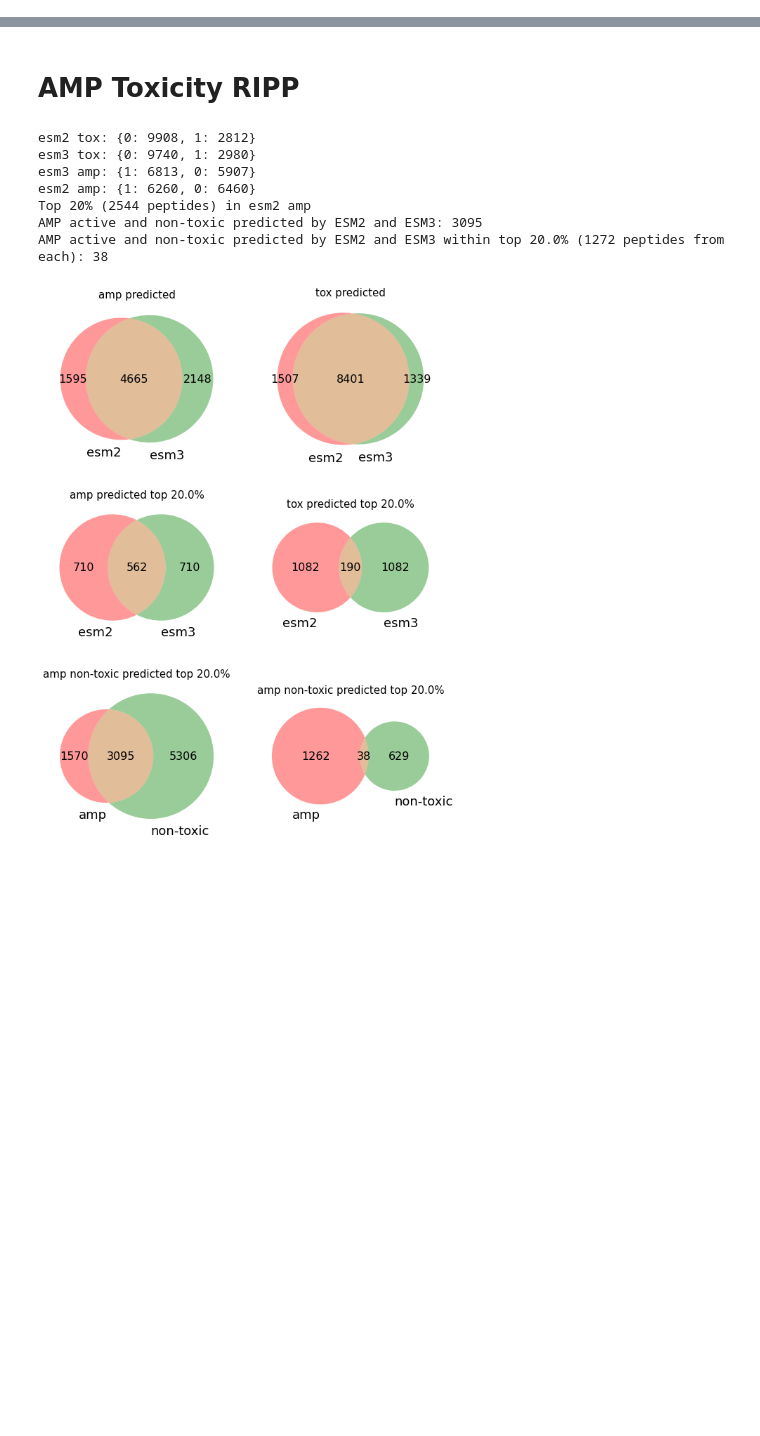
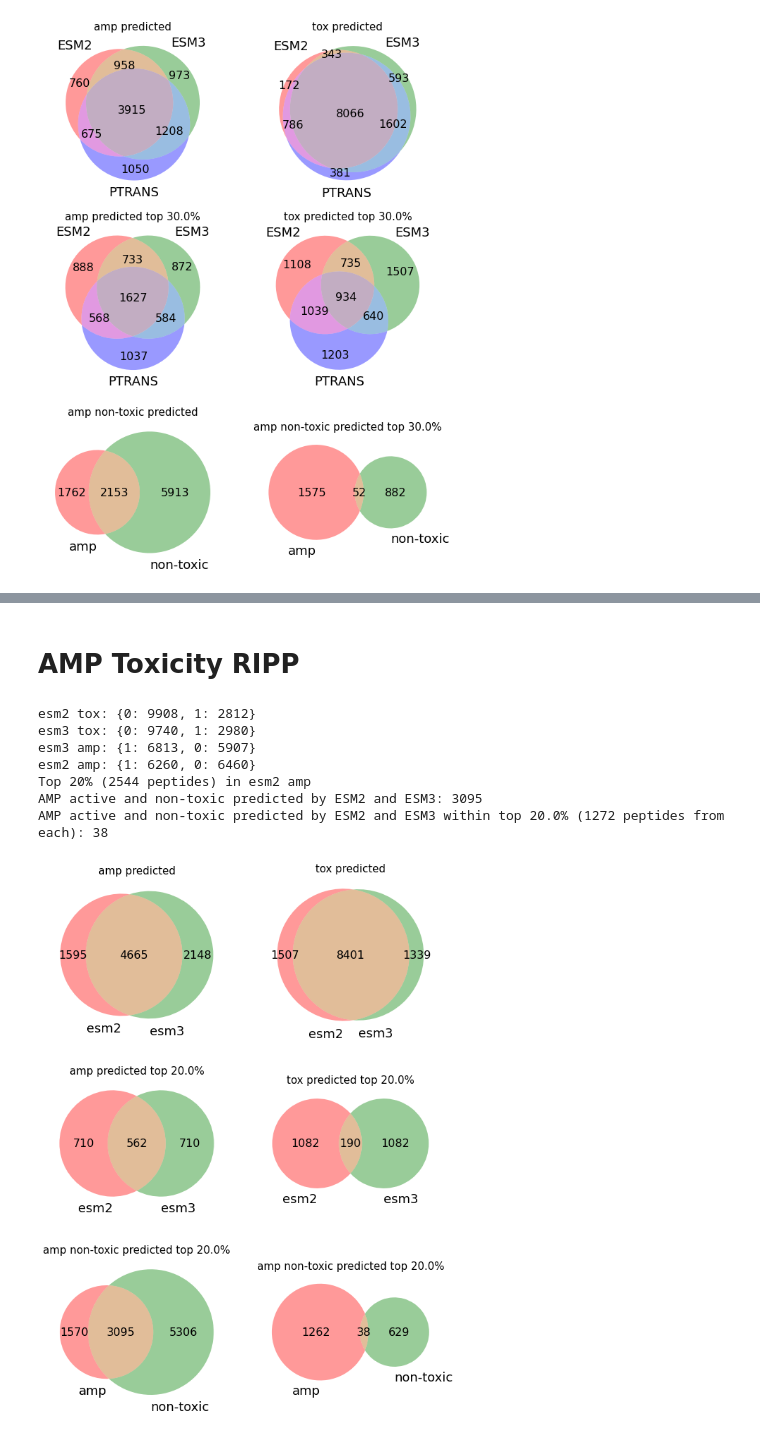
Before and after one commit to BGI-METAI/Metagenome-AI, a Jupyter notebook: notebooks/amp_tox_ripp.ipynb, the cells around one changed output, grey strips where cells are left out. Saved outputs shown, nothing was run; the diff lists cells and outputs as text; code cells hidden in the pictures; blank space fills up the shorter version.

Commit message:
Preparing for lab validation intersection of selected peptides.

```diff
--- a/notebooks/amp_tox_ripp.ipynb
+++ b/notebooks/amp_tox_ripp.ipynb
@@ -9,0 +12,80 @@ import numpy as np
+# %%
+# Get data file names
+path = '../data/predictions/ripp_lab_validation/'
+filenames = glob.glob(path + "*.tsv")
+
+dfs_raw = {'ESM2': dict(), 'ESM3': dict(), 'PTRANS': dict()}
+dfs = {'ESM2': dict(), 'ESM3': dict(), 'PTRANS': dict()}
+sets = {'ESM2': dict(), 'ESM3': dict(), 'PTRANS': dict()}
+
+top_perc = 0.30
+
+dfs_top_perc = {'ESM2': dict(), 'ESM3': dict(), 'PTRANS': dict()}
+sets_top_perc = {'ESM2': dict(), 'ESM3': dict(), 'PTRANS': dict()}
+for filename in filenames:
+    model = os.path.basename(filename).split('_')[0]
+    ds = os.path.basename(filename).split('_')[1]
+    df = pd.read_csv(filename, sep='\t')
+    size_top_perc = int(len(df) * top_perc)
+    dfs_raw[model][ds] = df.copy()
+    if ds == 'tox':
+        df = df[df['prediction'] == 0]  # Keep only non-toxic
+    else:
+        df = df[df['prediction'] == 1]  # Keep only AMP active
+    dfs[model][ds] = df
+    sets[model][ds] = set(df['protein_id'].values)
+
+    df = df.sort_values(by='probability', ascending=False)
+    df = df.iloc[:size_top_perc, :]
+
+    dfs_top_perc[model][ds] = df
+    sets_top_perc[model][ds] = set(df['protein_id'].values)
+
+    cnt = Counter(dfs_raw[model][ds]['prediction'])
+    print(f'{model} {ds}: {dict(cnt)}')
+
+for amp_ds in ['amp', 'G+', 'G-']:
+    for_lab = set(dfs_raw['ESM2']['tox']['protein_id'].values)  # Get all protein IDs
+    for_lab_top_perc = for_lab.copy()
+    for ds in ['tox', amp_ds]:
+        for_lab = for_lab.intersection(sets['ESM2'][ds].intersection(sets['ESM3'][ds]).intersection(sets['PTRANS'][ds]))
+        for_lab_top_perc = for_lab_top_perc.intersection(sets_top_perc['ESM2'][ds].intersection(sets_top_perc['ESM3'][ds]).intersection(sets_top_perc['PTRANS'][ds]))
+
+    print(f'Top {int(top_perc * 100)}% ({len(sets_top_perc[model][ds])} peptides) in {model} {ds}')
+    print(f'AMP active and non-toxic predicted by ESM2 and ESM3: {len(for_lab)}')
+    print(f'AMP active and non-toxic predicted by ESM2 and ESM3 within top {top_perc * 100}% ({len(sets_top_perc[model][ds])} peptides from each): {len(for_lab_top_perc)}')
+
+    fig, axs = plt.subplots(nrows=3, ncols=2, figsize=(10, 14))
+    for ind_st, st in enumerate([sets, sets_top_perc]):
+        for ind, ds in enumerate([amp_ds, 'tox']):
+#             venn = venn2([st['ESM2'][ds], st['ESM3'][ds]], set_labels=tuple(st.keys()), ax=axs[ind_st][ind])
+            venn = venn3([st['ESM2'][ds], st['ESM3'][ds], st['PTRANS'][ds]], set_labels=tuple(st.keys()), ax=axs[ind_st][ind])
+
+            for text in venn.set_labels:
+                text.set_fontsize(18)
+            for text in venn.subset_labels:
+                text.set_fontsize(16)
+            axs[ind_st][ind].set_title(f"{ds} predicted" + (f' top {top_perc*100}%' if ind_st > 0 else ''), size=15)
+
+
+    for ind, st in enumerate([sets, sets_top_perc]):
+#         venn = venn2([st['ESM2']['amp'].intersection(st['ESM3']['amp']),
+#                       st['ESM2']['tox'].intersection(st['ESM3']['tox'])], set_labels=tuple([amp_ds, 'non-toxic']), ax=axs[2][ind])
+        venn = venn2([st['ESM2'][amp_ds].intersection(st['ESM3'][amp_ds]).intersection(st['PTRANS'][amp_ds]),
+                      st['ESM2']['tox'].intersection(st['ESM3']['tox']).intersection(st['PTRANS']['tox'])], set_labels=tuple([amp_ds, 'non-toxic']), ax=axs[2][ind])
+
+        for text in venn.set_labels:
+            text.set_fontsize(18)
+        for text in venn.subset_labels:
+            text.set_fontsize(16)
+        axs[2][ind].set_title(f"amp non-toxic predicted" + (f' top {top_perc*100}%' if ind > 0 else ''), size=15)
+
+#     plt.savefig(f'{amp_ds}_tox_ripp_venn.png', dpi=150, bbox_inches='tight')
+    plt.show()
+
+    #Save results
+    orig_df = pd.read_csv('../data/ripp_corepep.tsv', sep='\t', header=None)
+    for_lab_df = orig_df[ orig_df[0].isin(for_lab_top_perc)]  # Labels (column 3) given here are random! Ignore them!
+    for_lab_df.to_csv(f'lab_validation_{amp_ds}.tsv', sep='\t', index=False, header=False)
+    print('-' * 90)
+# %% [output]
@@ -9,0 +107 @@ import numpy as np
+[figure, added]
```
Also changed, not shown: parts of 2 cells of this notebook.
